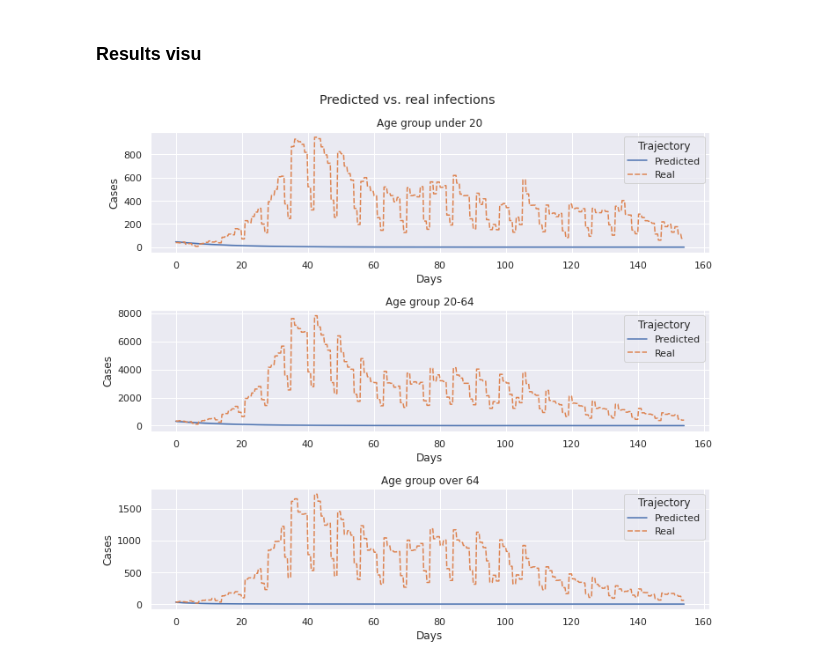
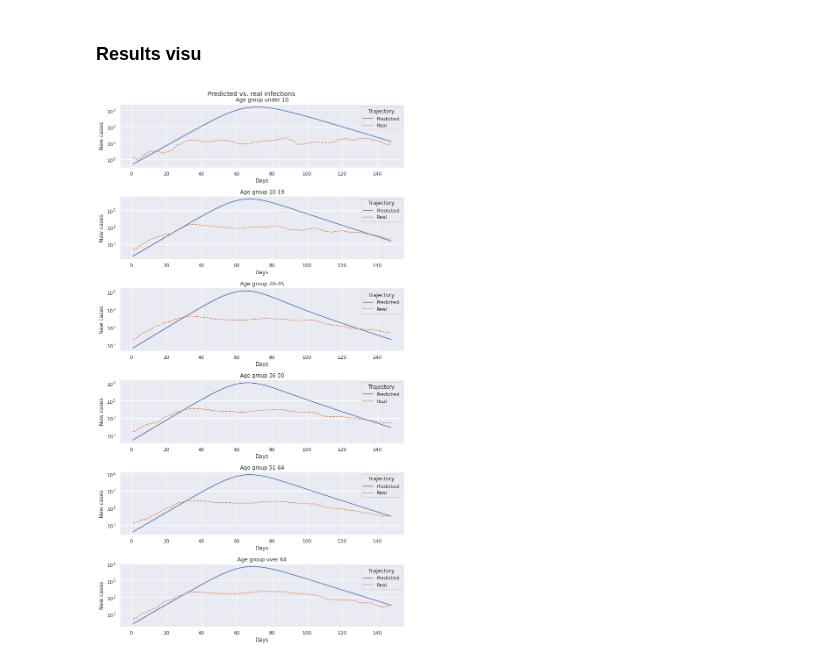
Before and after one commit to dauvillc/covid-19-switzerland, a Jupyter notebook: scripts/calibration.ipynb, the cells around one changed output. Cells and saved outputs as stored; diff of their text form; code cells hidden in the pictures.

```diff
--- a/scripts/calibration.ipynb
+++ b/scripts/calibration.ipynb
@@ -189,8 +201,6 @@ savefig(f"waves.png")
 Let's first define the model's parameters:
 # %%
 # Defines the age groups, which will start at 0 and end at infinite.
-age_groups = [19, 64]
+age_groups = [9, 19, 35, 50, 64]
 # Recovery rate for each age group
-gammas = np.array([0.2, 0.2, 0.2])
-# File containing the contact matrices
-contacts_csv = "data/contact_counts.csv"
+gammas = np.array([1./8 for _ in range(n_age_groups)])
@@ -214,0 +234,2 @@ betas = {
+# %%
+pop_size = 1521000 + 500000
@@ -268,6 +302,6 @@ print(initial_state_func().astype(int))
 wave_daily_cases = daily_cases[(daily_cases.index >= wave_start) & (daily_cases.index <= wave_end)]
 # Excludes the overall cases
 real_data = wave_daily_cases.drop('overall', axis=1)
-# The model expects them under the format (number of agr groups, duration), so we need to transpose the
-# data:
-real_data = np.array(real_data).T
+# Computes the rolling average
+real_data = real_data.rolling(7).mean().dropna()
+real_data_arr = np.array(real_data)
@@ -277,7 +317,7 @@ real_data = np.array(real_data).T
 model = AgeGroupsSIR({'age_groups': age_groups,
                       'N': pop_size,
                       'gammas': gammas})
-model.load_force_of_infection(contacts_csv, betas)
+model.load_contacts("data/contact_counts.csv")
 # %% [markdown]
 Let's define the simulation parameters:
 # %%
@@ -292,8 +343,8 @@ results = model.solve(days, initial_state_func, day_eval_freq=day_eval_freq, run
 # %% [markdown]
 ### Results visu
 # %%
-fig = model.plot_fit(real_data)
-savefig('comparison_fit.png')
+fig = model.plot_fit(real_data_arr)
+savefig(f'comparison_fit_log_wave{wave}.png')
 plt.show()
 # %% [output]
-[figure, old version]
+[figure, new version]
```
Also changed, not shown: parts of 39 cells of this notebook, 8 other files.
